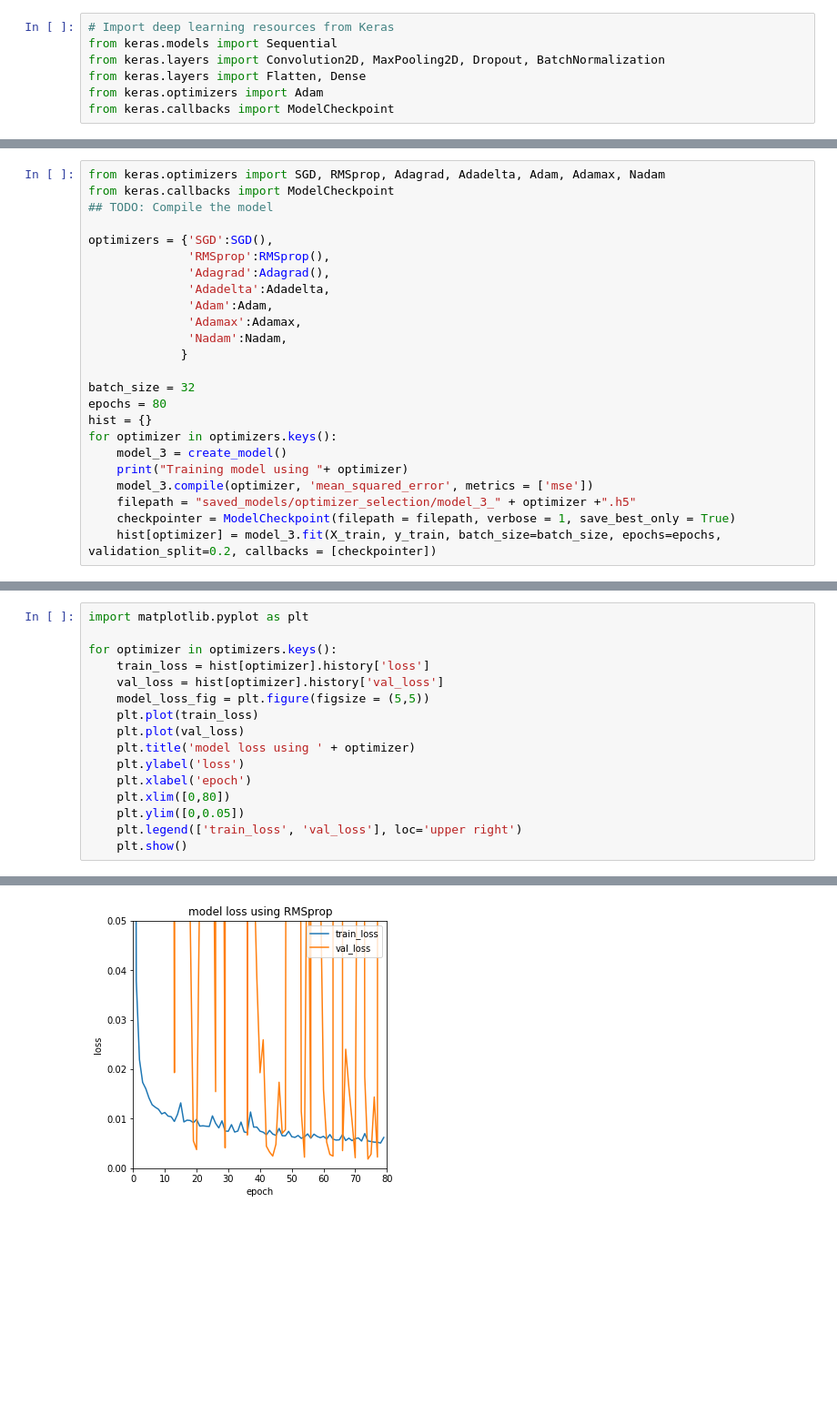
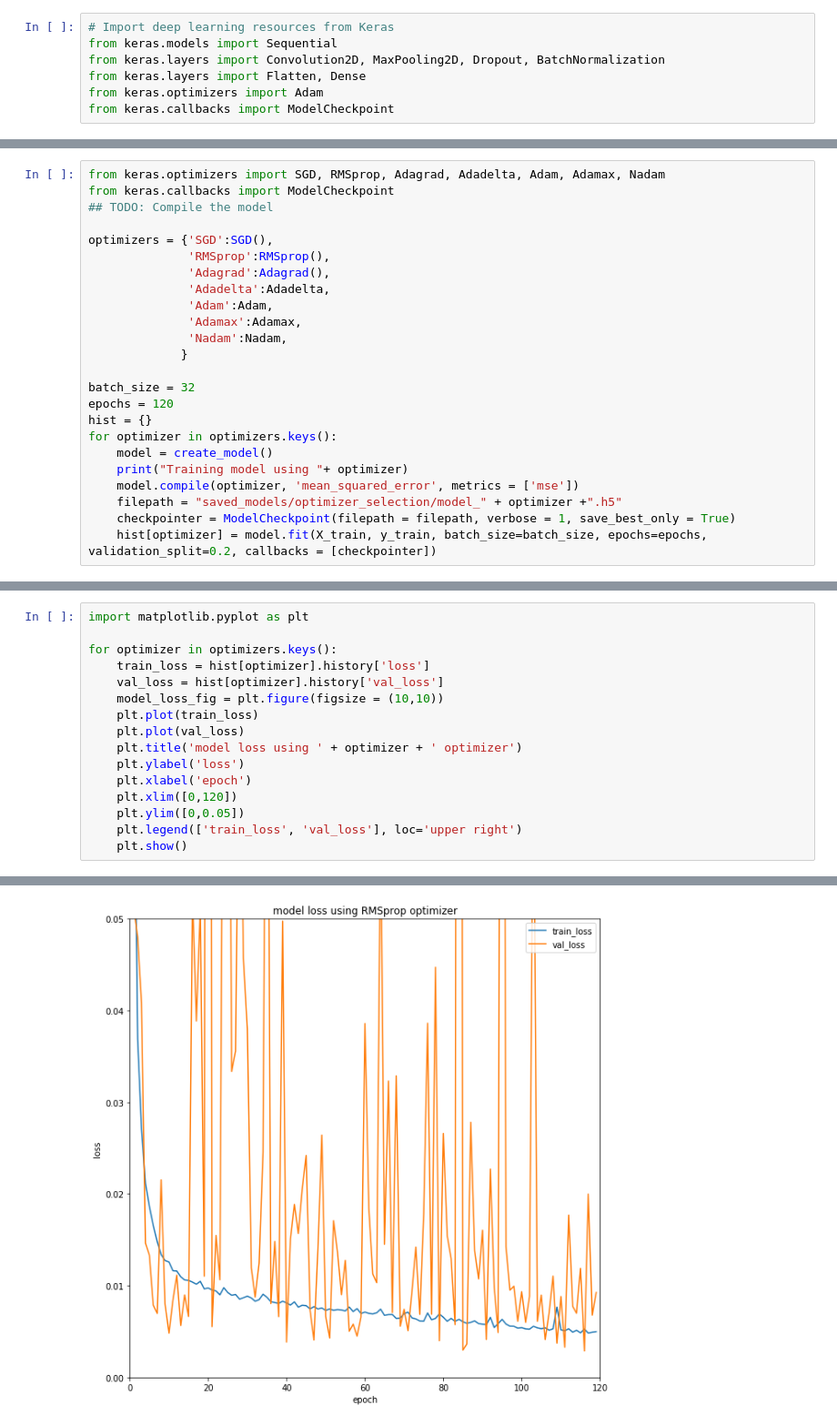
Before and after one commit to NinV/AIND, a Jupyter notebook: term_2/AIND-CV-FacialKeypoints/optimizer_selection.ipynb, the cells around one changed output, grey strips where cells are left out. Shown at 91% size. Cells and saved outputs as stored; diff of their text form; blank space fills up the shorter version.

Commit message:
modified model and optimizer selection

```diff
--- a/term_2/AIND-CV-FacialKeypoints/optimizer_selection.ipynb
+++ b/term_2/AIND-CV-FacialKeypoints/optimizer_selection.ipynb
@@ -59,13 +55,13 @@ optimizers = {'SGD':SGD(),
              }
 
 batch_size = 32
-epochs = 80
+epochs = 120
 hist = {}
 for optimizer in optimizers.keys():
-    model_3 = create_model()
+    model = create_model()
     print("Training model using "+ optimizer)
-    model_3.compile(optimizer, 'mean_squared_error', metrics = ['mse'])
-    filepath = "saved_models/optimizer_selection/model_3_" + optimizer +".h5"
+    model.compile(optimizer, 'mean_squared_error', metrics = ['mse'])
+    filepath = "saved_models/optimizer_selection/model_" + optimizer +".h5"
     checkpointer = ModelCheckpoint(filepath = filepath, verbose = 1, save_best_only = True)
-    hist[optimizer] = model_3.fit(X_train, y_train, batch_size=batch_size, epochs=epochs, validation_split=0.2, callbacks = [checkpointer])
+    hist[optimizer] = model.fit(X_train, y_train, batch_size=batch_size, epochs=epochs, validation_split=0.2, callbacks = [checkpointer])
 # %% [output]
@@ -92,13 +88,13 @@ import matplotlib.pyplot as plt
 for optimizer in optimizers.keys():
     train_loss = hist[optimizer].history['loss']
     val_loss = hist[optimizer].history['val_loss']
-    model_loss_fig = plt.figure(figsize = (5,5))
+    model_loss_fig = plt.figure(figsize = (10,10))
     plt.plot(train_loss)
     plt.plot(val_loss)
-    plt.title('model loss using ' + optimizer)
+    plt.title('model loss using ' + optimizer + ' optimizer')
     plt.ylabel('loss')
     plt.xlabel('epoch')
-    plt.xlim([0,80])
+    plt.xlim([0,120])
     plt.ylim([0,0.05])
     plt.legend(['train_loss', 'val_loss'], loc='upper right')
     plt.show()
@@ -111 +107 @@ for optimizer in optimizers.keys():
-[figure, old version]
+[figure, new version]
```
Also changed, not shown: parts of 5 cells of this notebook, 14 other files.
